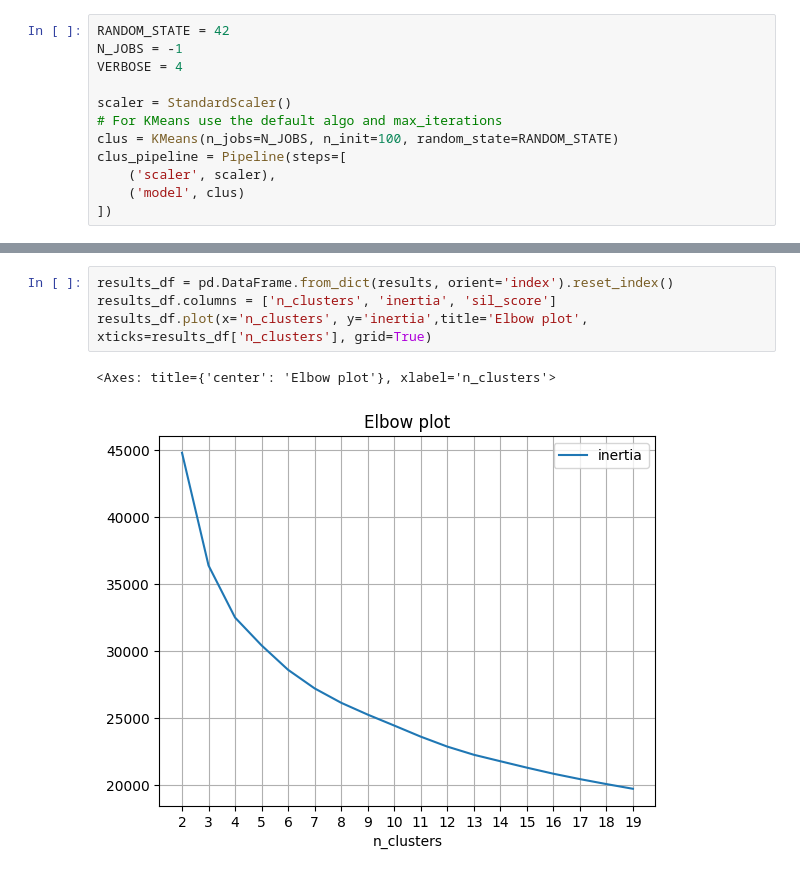
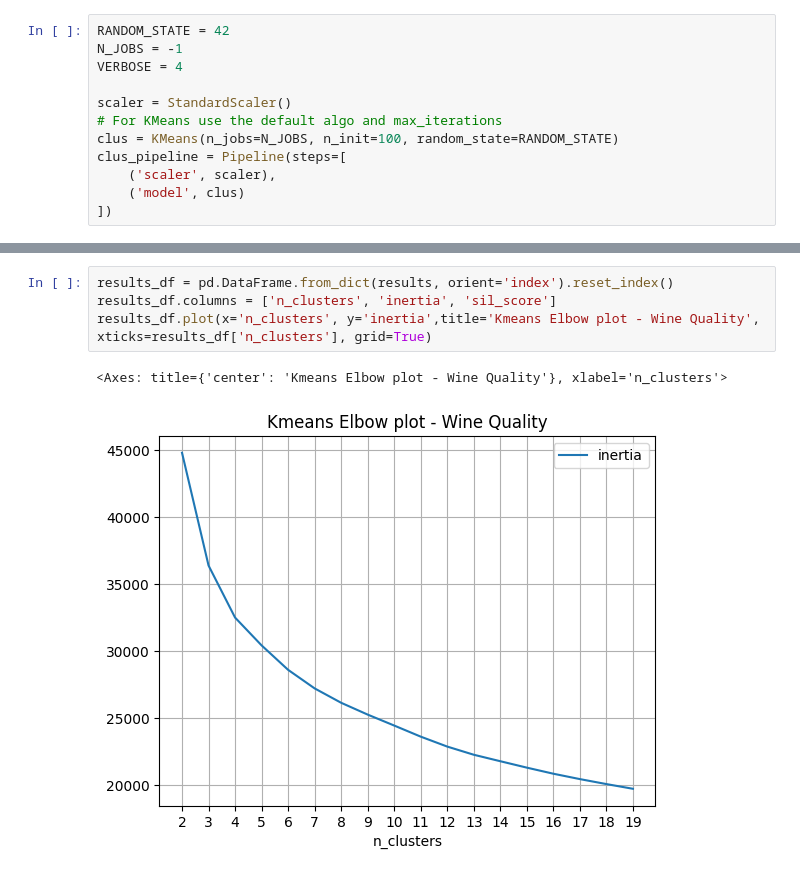
Before and after one commit to PavanKB/PS_3, a Jupyter notebook: kmeans_wine_quality.ipynb, the cells around one changed output, grey strips where cells are left out. Drawn from its saved outputs; the diff is of its cells as text.

Commit message:
Added more graphs

```diff
--- a/kmeans_wine_quality.ipynb
+++ b/kmeans_wine_quality.ipynb
@@ -92,8 +92,8 @@ for n_clusters in range(2, 20):
 # %%
 results_df = pd.DataFrame.from_dict(results, orient='index').reset_index()
 results_df.columns = ['n_clusters', 'inertia', 'sil_score']
-results_df.plot(x='n_clusters', y='inertia',title='Elbow plot', xticks=results_df['n_clusters'], grid=True)
+results_df.plot(x='n_clusters', y='inertia',title='Kmeans Elbow plot - Wine Quality', xticks=results_df['n_clusters'], grid=True)
 # %% [output]
-<Axes: title={'center': 'Elbow plot'}, xlabel='n_clusters'>
+<Axes: title={'center': 'Kmeans Elbow plot - Wine Quality'}, xlabel='n_clusters'>
-[figure, old version]
+[figure, new version]
 # %%
```
Also changed, not shown: parts of 5 cells of this notebook, 3 other files.
